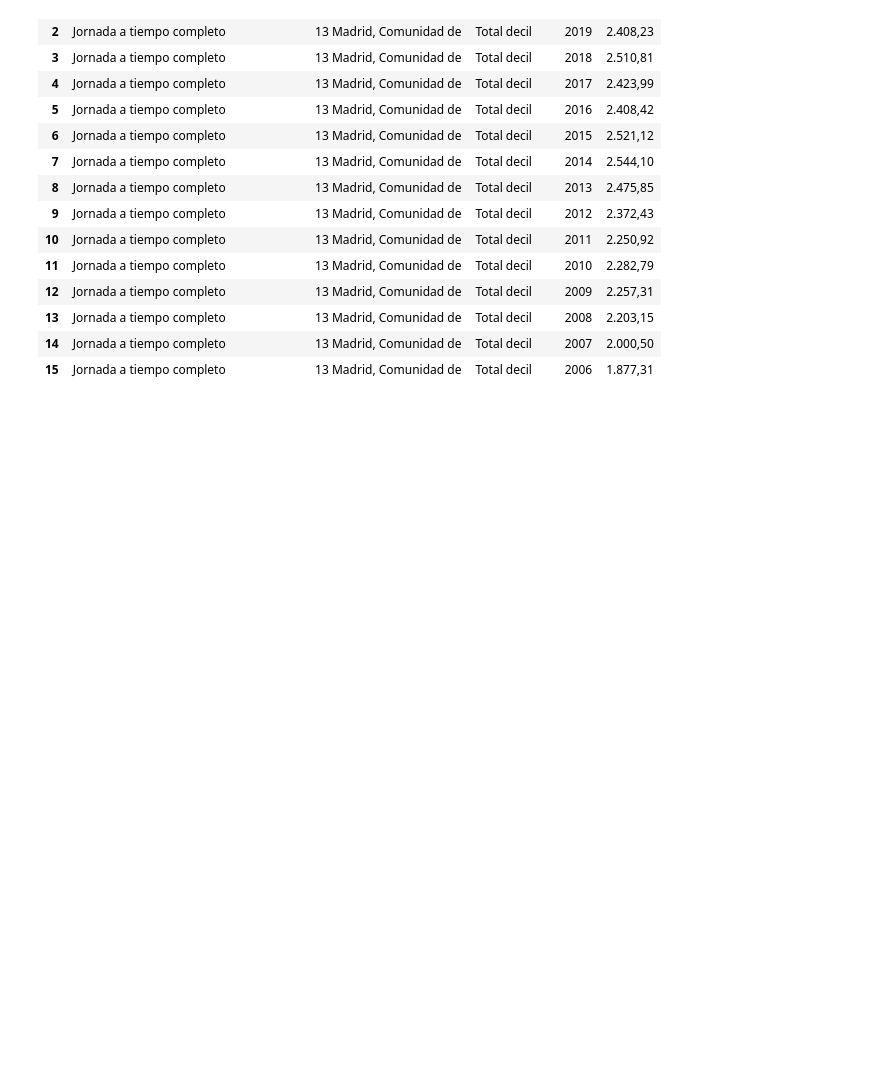
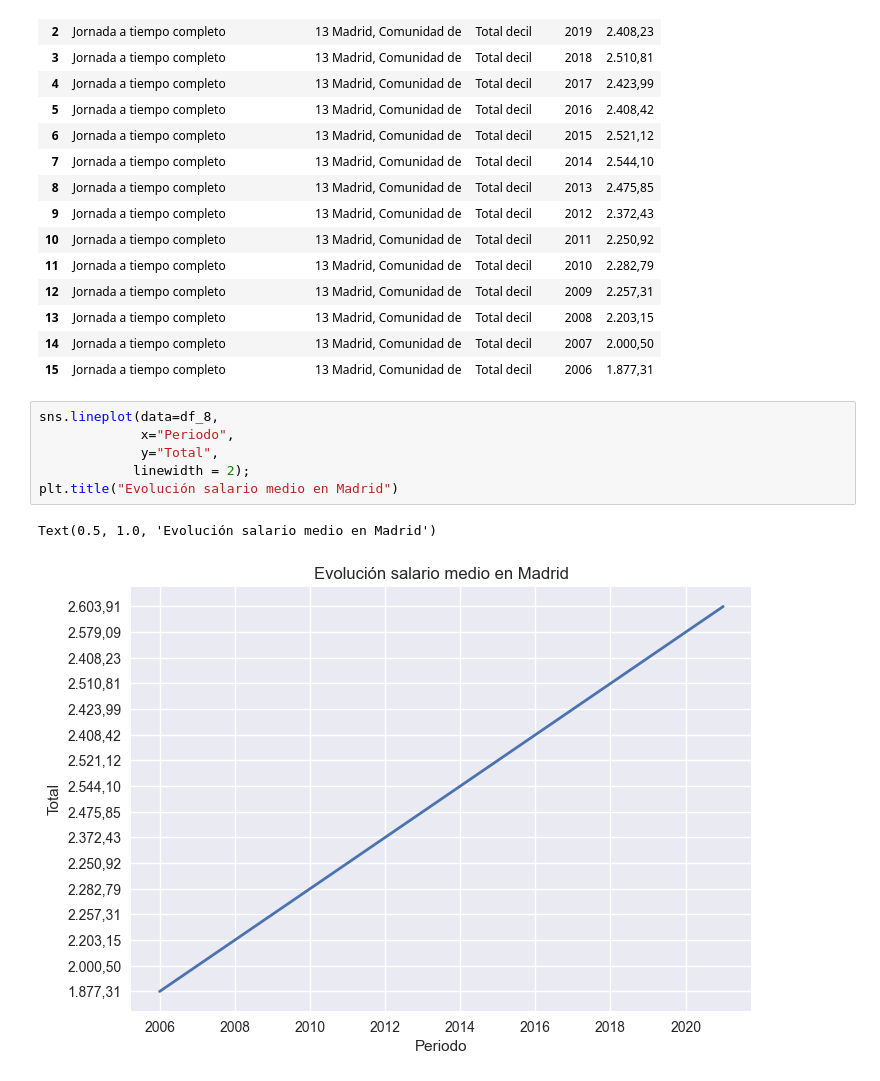
Before and after one commit to Alkaeee/EDA, a Jupyter notebook: src/notebooks/analytic/ine_analytics.ipynb, the cells around one changed output. Saved outputs shown, nothing was run; the diff lists cells and outputs as text; blank space fills up the shorter version.

```diff
--- a/src/notebooks/analytic/ine_analytics.ipynb
+++ b/src/notebooks/analytic/ine_analytics.ipynb
@@ -196,3 +183,12 @@ df_8
 | 13 | Jornada a tiempo completo | 13 Madrid, Comunidad de | Total decil | 2008 | 2.203,15 |
 | 14 | Jornada a tiempo completo | 13 Madrid, Comunidad de | Total decil | 2007 | 2.000,50 |
 | 15 | Jornada a tiempo completo | 13 Madrid, Comunidad de | Total decil | 2006 | 1.877,31 |
+# %%
+sns.lineplot(data=df_8,
+             x="Periodo",
+             y="Total",
+            linewidth = 2);
+plt.title("Evolución salario medio en Madrid")
+# %% [output]
+Text(0.5, 1.0, 'Evolución salario medio en Madrid')
+[figure, added]
```
Also changed, not shown: parts of 1 cell of this notebook, 22 other files.
